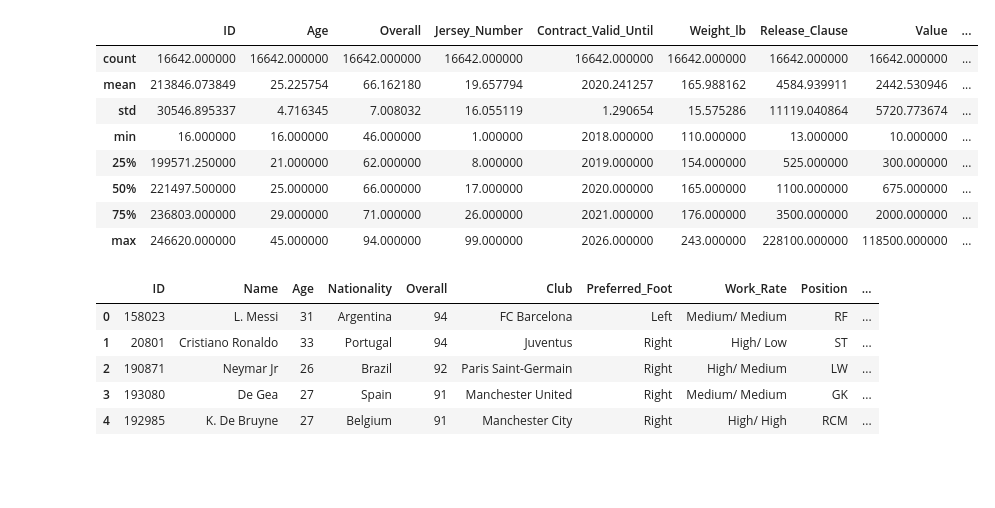
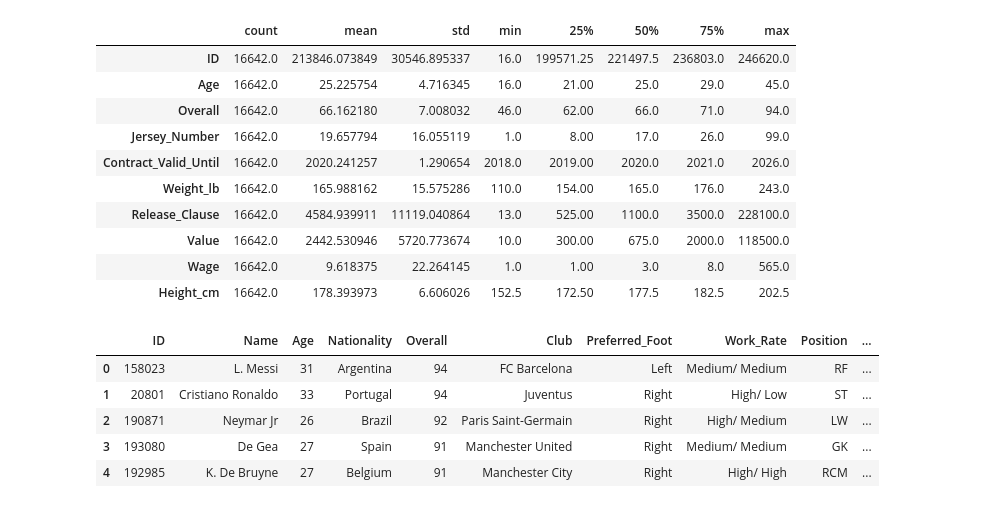
Before and after one commit to kmouleejunhyuk/bigdata_analysist_practical, a Jupyter notebook: ADP_1.ipynb, the cells around one changed output. Saved outputs shown, nothing was run; the diff lists cells and outputs as text; code cells hidden in the pictures; blank space fills up the shorter version.

```diff
--- a/ADP_1.ipynb
+++ b/ADP_1.ipynb
@@ -7,17 +7,19 @@ import scipy
 # %%
 rawdata = pd.read_csv('/content/drive/MyDrive/big_2021/data/ADP/모의고사 R코드 및 데이터/모의고사 1회/FIFA.csv', encoding = 'cp949')
 # %%
-rawdata.describe()
+rawdata.describe().transpose()
 # %% [output]
-|  | ID | Age | Overall | Jersey_Number | Contract_Valid_Until | Weight_lb | Release_Clause | Value | ... |
-| count | 16642.000000 | 16642.000000 | 16642.000000 | 16642.000000 | 16642.000000 | 16642.000000 | 16642.000000 | 16642.000000 | ... |
-| mean | 213846.073849 | 25.225754 | 66.162180 | 19.657794 | 2020.241257 | 165.988162 | 4584.939911 | 2442.530946 | ... |
-| std | 30546.895337 | 4.716345 | 7.008032 | 16.055119 | 1.290654 | 15.575286 | 11119.040864 | 5720.773674 | ... |
-| min | 16.000000 | 16.000000 | 46.000000 | 1.000000 | 2018.000000 | 110.000000 | 13.000000 | 10.000000 | ... |
-| 25% | 199571.250000 | 21.000000 | 62.000000 | 8.000000 | 2019.000000 | 154.000000 | 525.000000 | 300.000000 | ... |
-| 50% | 221497.500000 | 25.000000 | 66.000000 | 17.000000 | 2020.000000 | 165.000000 | 1100.000000 | 675.000000 | ... |
-| 75% | 236803.000000 | 29.000000 | 71.000000 | 26.000000 | 2021.000000 | 176.000000 | 3500.000000 | 2000.000000 | ... |
-| max | 246620.000000 | 45.000000 | 94.000000 | 99.000000 | 2026.000000 | 243.000000 | 228100.000000 | 118500.000000 | ... |
+|  | count | mean | std | min | 25% | 50% | 75% | max |
+| ID | 16642.0 | 213846.073849 | 30546.895337 | 16.0 | 199571.25 | 221497.5 | 236803.0 | 246620.0 |
+| Age | 16642.0 | 25.225754 | 4.716345 | 16.0 | 21.00 | 25.0 | 29.0 | 45.0 |
+| Overall | 16642.0 | 66.162180 | 7.008032 | 46.0 | 62.00 | 66.0 | 71.0 | 94.0 |
+| Jersey_Number | 16642.0 | 19.657794 | 16.055119 | 1.0 | 8.00 | 17.0 | 26.0 | 99.0 |
+| Contract_Valid_Until | 16642.0 | 2020.241257 | 1.290654 | 2018.0 | 2019.00 | 2020.0 | 2021.0 | 2026.0 |
+| Weight_lb | 16642.0 | 165.988162 | 15.575286 | 110.0 | 154.00 | 165.0 | 176.0 | 243.0 |
+| Release_Clause | 16642.0 | 4584.939911 | 11119.040864 | 13.0 | 525.00 | 1100.0 | 3500.0 | 228100.0 |
+| Value | 16642.0 | 2442.530946 | 5720.773674 | 10.0 | 300.00 | 675.0 | 2000.0 | 118500.0 |
+| Wage | 16642.0 | 9.618375 | 22.264145 | 1.0 | 1.00 | 3.0 | 8.0 | 565.0 |
+| Height_cm | 16642.0 | 178.393973 | 6.606026 | 152.5 | 172.50 | 177.5 | 182.5 | 202.5 |
 # %%
 rawdata.head()
 # %% [output]
```
Also changed, not shown: parts of 24 cells of this notebook.
